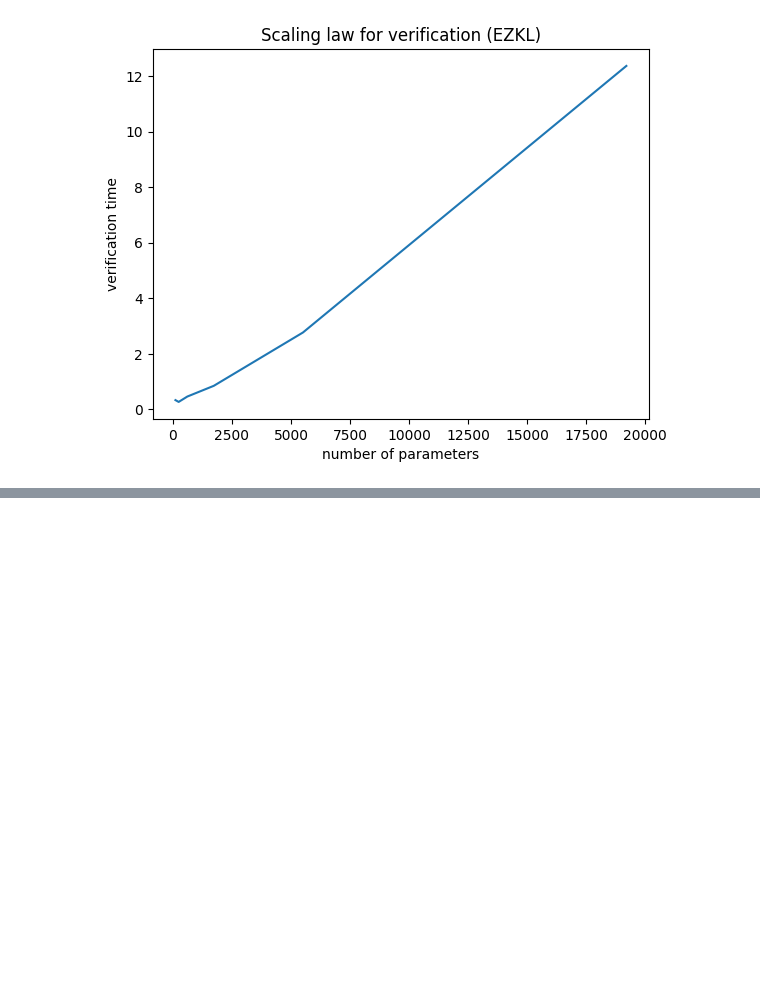
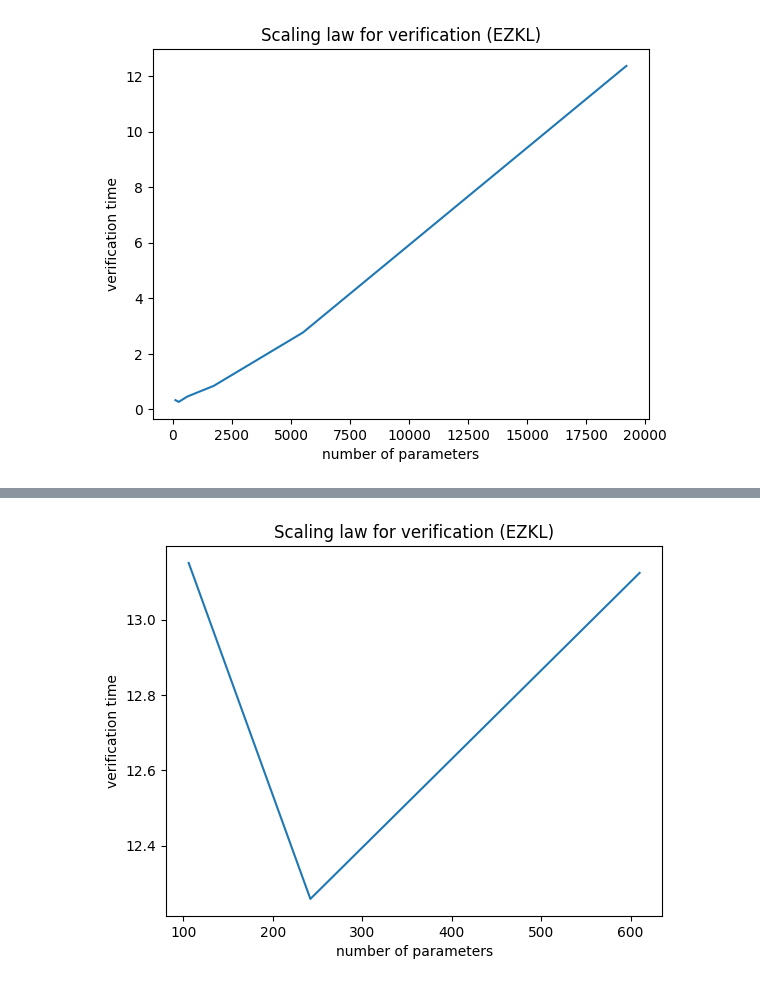
Before and after one commit to saeyoon17/zk-models, a Jupyter notebook: scaling_law_plot.ipynb, the cells around one changed output, grey strips where cells are left out. Drawn from its saved outputs; the diff is of its cells as text; code cells hidden in the pictures; blank space fills up the shorter version.

```diff
--- a/scaling_law_plot.ipynb
+++ b/scaling_law_plot.ipynb
@@ -152,0 +205,10 @@ verify_scaling_law_plot(sizes, times)
+# %%
+sizes = []
+times = []
+for result in [result_4, result_8, result_16]:
+    sizes.append(result['num_params'])
+    time = result['verification_time']
+    times.append(time)
+verify_scaling_law_plot(sizes, times)
+# %% [output]
+[figure, added]
```
Also changed, not shown: parts of 3 cells of this notebook, 2 other files.
